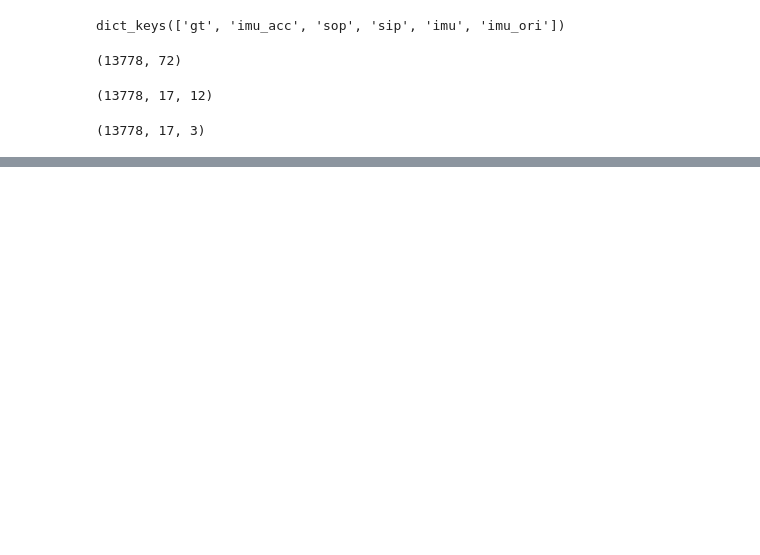
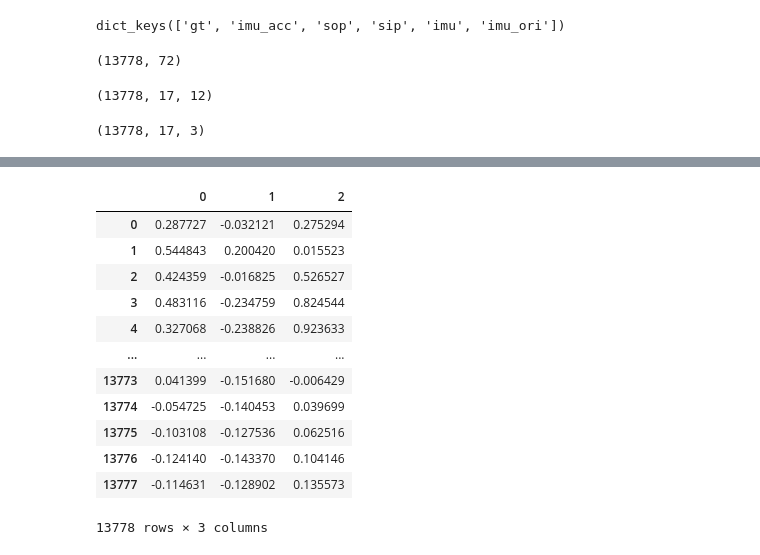
Before and after one commit to jayson1200/realistic-imu, a Jupyter notebook: src/datasets-dev.ipynb, the cells around one changed output, grey strips where cells are left out. Drawn from its saved outputs; the diff is of its cells as text; code cells hidden in the pictures; blank space fills up the shorter version.

```diff
--- a/src/datasets-dev.ipynb
+++ b/src/datasets-dev.ipynb
@@ -436,0 +526,18 @@ loaded_dict["imu_acc"].shape
+# %%
+imu_data = pd.DataFrame(loaded_dict["imu_acc"][:, 0, :])
+
+imu_data
+# %% [output]
+|  | 0 | 1 | 2 |
+| 0 | 0.287727 | -0.032121 | 0.275294 |
+| 1 | 0.544843 | 0.200420 | 0.015523 |
+| 2 | 0.424359 | -0.016825 | 0.526527 |
+| 3 | 0.483116 | -0.234759 | 0.824544 |
+| 4 | 0.327068 | -0.238826 | 0.923633 |
+| ... | ... | ... | ... |
+| 13773 | 0.041399 | -0.151680 | -0.006429 |
+| 13774 | -0.054725 | -0.140453 | 0.039699 |
+| 13775 | -0.103108 | -0.127536 | 0.062516 |
+| 13776 | -0.124140 | -0.143370 | 0.104146 |
+| 13777 | -0.114631 | -0.128902 | 0.135573 |
+13778 rows × 3 columns
```
Also changed, not shown: parts of 11 cells of this notebook, 2 other files.
